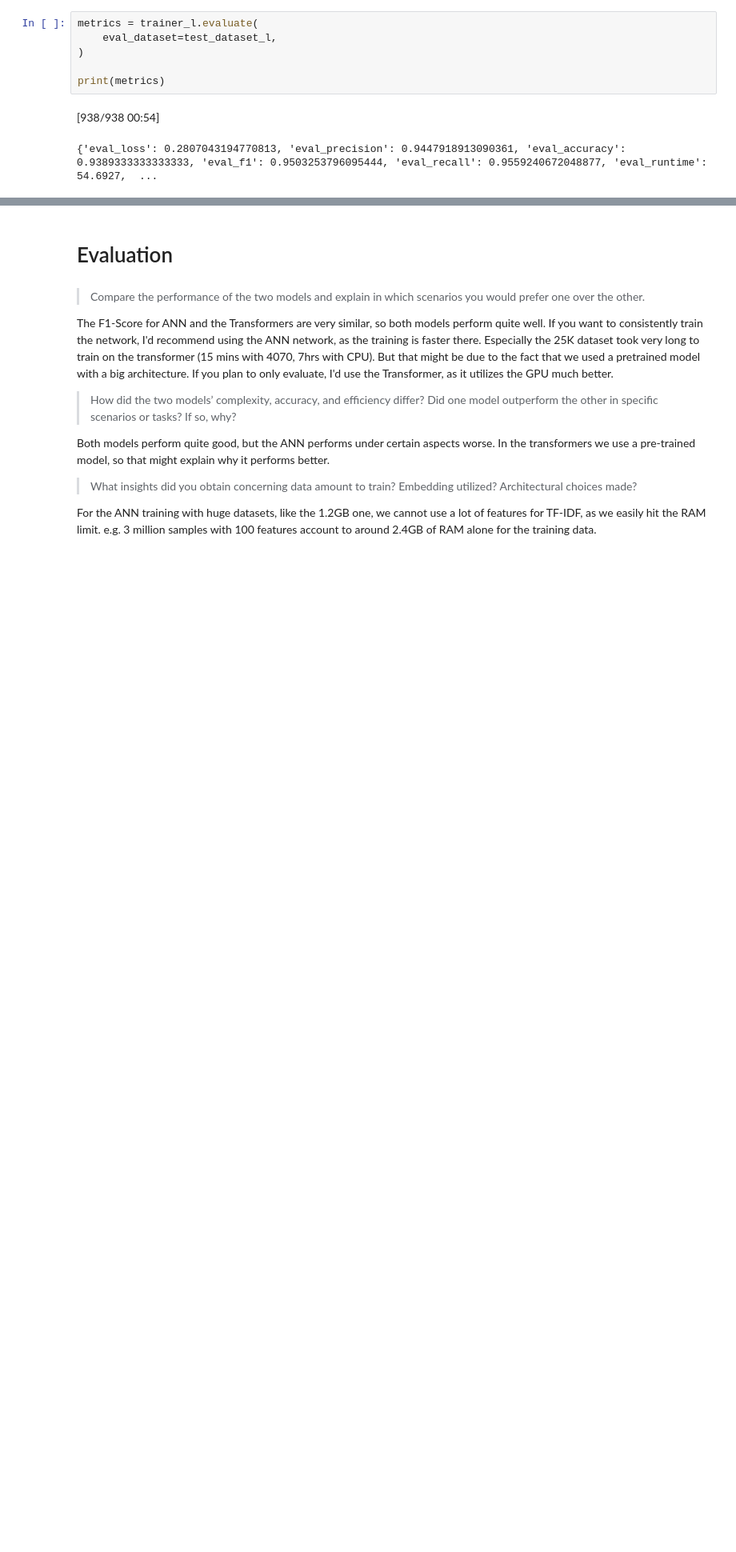
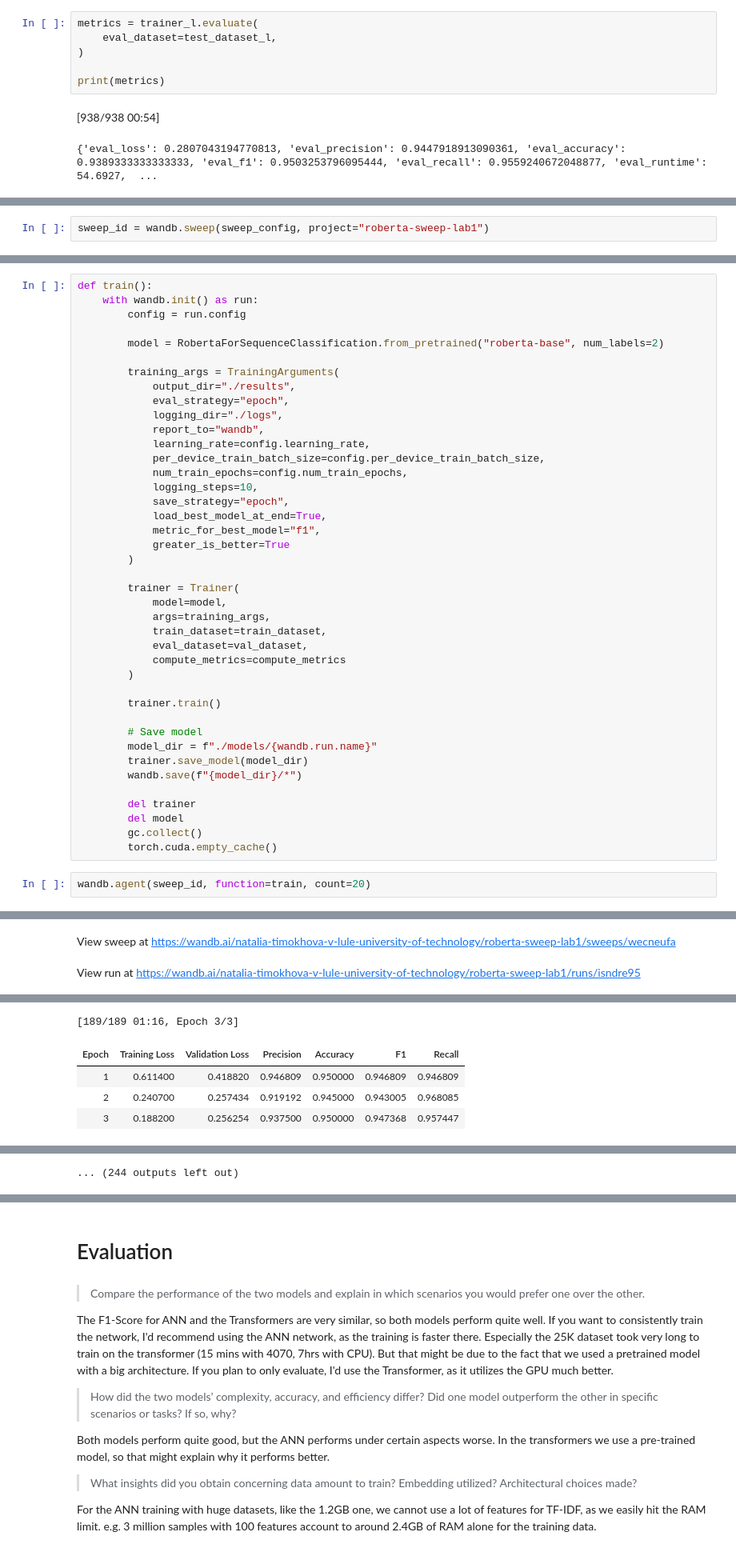
Before and after one commit to juliusatgit/AdvancedDeepLearning, a Jupyter notebook: Lab_1/Practical_1.ipynb, the cells around one changed output, grey strips where cells are left out. Shown: that part at 80% size. Cells and saved outputs as stored; diff of their text form; blank space fills up the shorter version.

Commit message:
Added wandb sweep

```diff
--- a/Lab_1/Practical_1.ipynb
+++ b/Lab_1/Practical_1.ipynb
@@ -928,0 +1011,2 @@ print(metrics)
+# %%
+sweep_id = wandb.sweep(sweep_config, project="roberta-sweep-lab1")
@@ -928,0 +1016,44 @@ print(metrics)
+# %%
+def train():
+    with wandb.init() as run:
+        config = run.config
+
+        model = RobertaForSequenceClassification.from_pretrained("roberta-base", num_labels=2)
+
+        training_args = TrainingArguments(
+            output_dir="./results",
+            eval_strategy="epoch",
+            logging_dir="./logs",
+            report_to="wandb",
+            learning_rate=config.learning_rate,
+            per_device_train_batch_size=config.per_device_train_batch_size,
+            num_train_epochs=config.num_train_epochs,
+            logging_steps=10,
+            save_strategy="epoch",
+            load_best_model_at_end=True,
+            metric_for_best_model="f1",
+            greater_is_better=True
+        )
+
+        trainer = Trainer(
+            model=model,
+            args=training_args,
+            train_dataset=train_dataset,
+            eval_dataset=val_dataset,
+            compute_metrics=compute_metrics
+        )
+
+        trainer.train()
+
+        # Save model
+        model_dir = f"./models/{wandb.run.name}"
+        trainer.save_model(model_dir)
+        wandb.save(f"{model_dir}/*")
+
+        del trainer
+        del model
+        gc.collect()
+        torch.cuda.empty_cache()
+# %%
+wandb.agent(sweep_id, function=train, count=20)
+# %% [output]
@@ -928,0 +1069,2 @@ print(metrics)
+View sweep at https://wandb.ai/natalia-timokhova-v-lule-university-of-technology/roberta-sweep-lab1/sweeps/wecneufa
+View run at https://wandb.ai/natalia-timokhova-v-lule-university-of-technology/roberta-sweep-lab1/runs/isndre95
@@ -928,0 +1076,5 @@ print(metrics)
+[189/189 01:16, Epoch 3/3]
+| Epoch | Training Loss | Validation Loss | Precision | Accuracy | F1 | Recall |
+| 1 | 0.611400 | 0.418820 | 0.946809 | 0.950000 | 0.946809 | 0.946809 |
+| 2 | 0.240700 | 0.257434 | 0.919192 | 0.945000 | 0.943005 | 0.968085 |
+| 3 | 0.188200 | 0.256254 | 0.937500 | 0.950000 | 0.947368 | 0.957447 |
@@ -928,0 +1083 @@ print(metrics)
+... (244 outputs left out)
```
Also changed, not shown: parts of 15 cells of this notebook.
